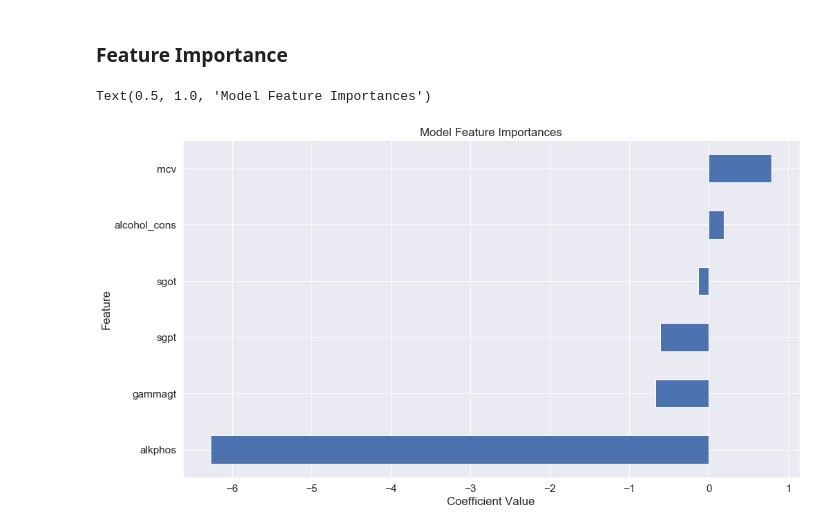
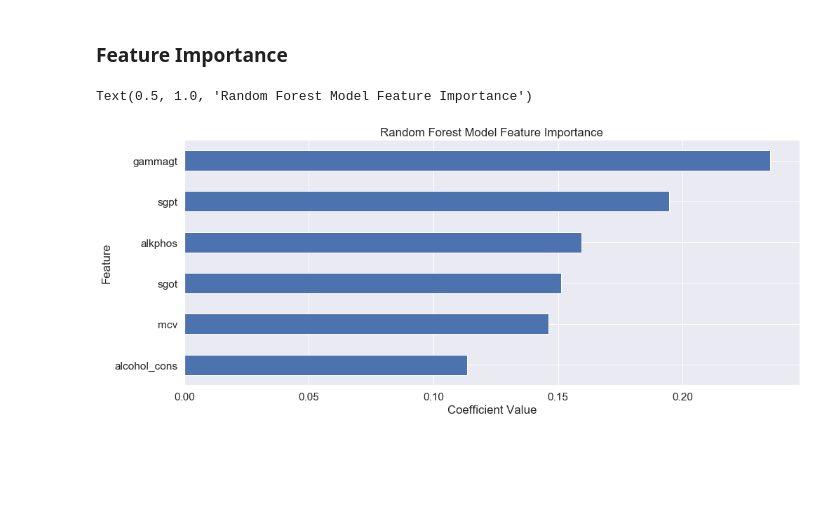
Before and after one commit to alessiomorteo/LiverDiseaseData, a Jupyter notebook: 1-Liver_ Disease.ipynb, the cells around one changed output. Cells and saved outputs as stored; diff of their text form; code cells hidden in the pictures; blank space fills up the shorter version.

Commit message:
Overhaul of notebook, changed to Random Forest model.

```diff
--- a/1-Liver_ Disease.ipynb
+++ b/1-Liver_ Disease.ipynb
@@ -58,8 +74,4 @@ df.head() #give us a quick preview of this data
 # %%
-from sklearn import model_selection
-from sklearn import metrics
-from sklearn.preprocessing import MinMaxScaler
 scaler = MinMaxScaler()
-scaled_df = pd.DataFrame(scaler.fit_transform(df)) #scaled the columns in the df
-scaled_df.columns = names[:6] #reset the column names
+scaled_df = pd.DataFrame(scaler.fit_transform(df), columns=names[:6]) # scaled the columns in the df, and set names
 # %%
@@ -120,2 +123,0 @@ for i in list(scaled_df.columns):
-# %%
-scaled_df['k_group'] = scaled_df['k_group'].astype("object")
@@ -158,5 +149,5 @@ plt.show()
 # %% [markdown]
 ### Set-Up
 # %%
-scaled_df.iloc[:,-1] = scaled_df.iloc[:,-1].astype("int") #target is considered as a                                                                    categorical number (integer)
+scaled_df["real_class"] = selector_col.astype("int")categorical number (integer) # target is considered as an int
 # %%
@@ -169,9 +160,8 @@ X_train, X_test, y_train, y_test = train_test_split(scaled_df.iloc[:,:6],
 # %% [markdown]
 ### Train Model
 # %%
-# fit model no training data
-from sklearn.svm import SVC
-from sklearn.metrics import accuracy_score
-model = SVC(kernel = 'linear', gamma = 'auto', probability = True)
+# fit model to the training data
+from sklearn.ensemble import RandomForestClassifier
+model = RandomForestClassifier(random_state=10, n_jobs=-1)
 model.fit(X_train, y_train)
 # %% [output]
@@ -222,11 +219,11 @@ ax.set(xlabel = 'Predicted Class', ylabel = 'Actual Class') #assign x and y axis
 # %% [markdown]
 ### Feature Importance
 # %%
-model_coefficients = pd.Series(model.coef_[0], index = scaled_df.iloc[:, :6].columns) #store coefficients in dataframe using column labels for each respective coefficient
-model_coefficients.sort_values(ascending = True).plot(kind = 'barh') #plot the feature importance
-plt.xlabel('Coefficient Value')
-plt.ylabel('Feature')
-plt.title('Model Feature Importances')
+model_coefficients = pd.Series(model.feature_importances_, index = scaled_df.iloc[:, :6].columns) #store coefficients in dataframe using column labels for each respective coefficient
+model_coefficients.sort_values(ascending = True).plot(kind="barh", figsize=(14,6)) #plot the feature importance
+plt.xlabel("Coefficient Value")
+plt.ylabel("Feature")
+plt.title("Random Forest Model Feature Importance")
 # %% [output]
-Text(0.5, 1.0, 'Model Feature Importances')
+Text(0.5, 1.0, 'Random Forest Model Feature Importance')
-[figure, old version]
+[figure, new version]
```
Also changed, not shown: parts of 37 cells of this notebook.
